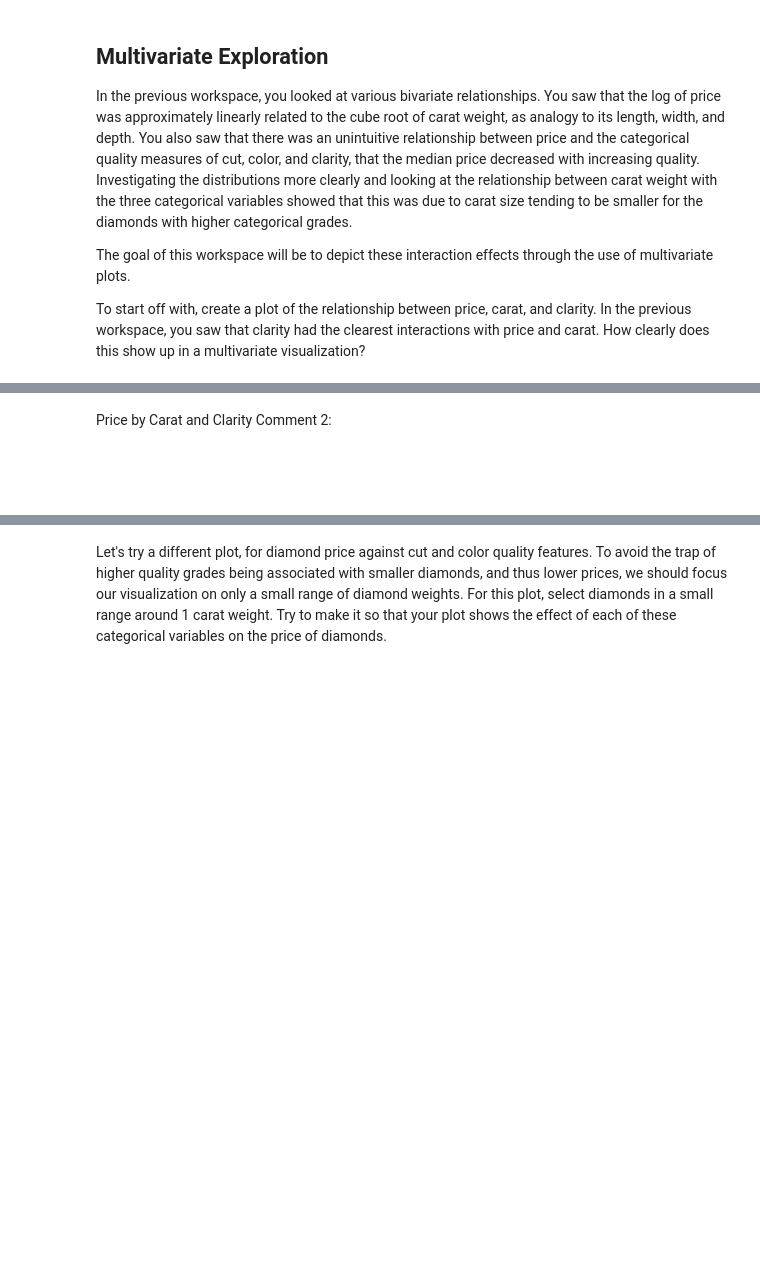
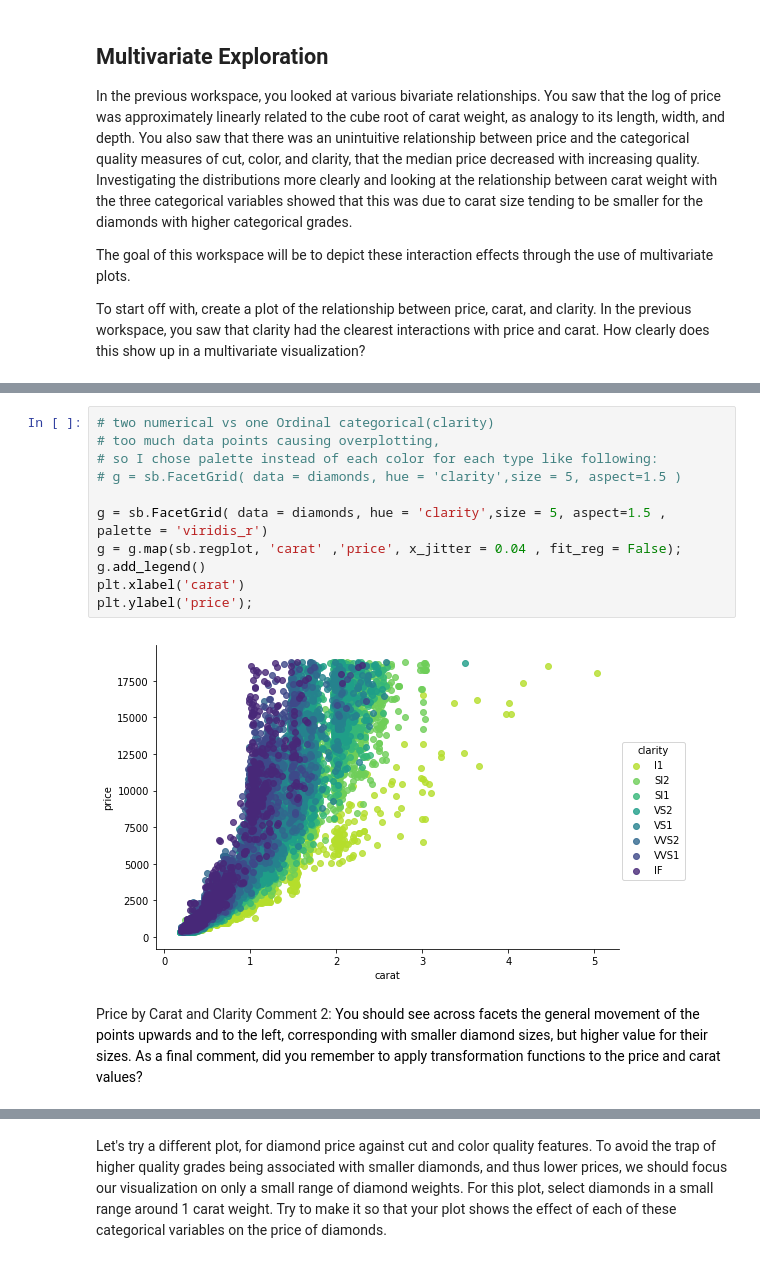
Before and after one commit to MarwaQabeel/Udacity-Data-Analyst-Nanodegree, a Jupyter notebook: Data Visualization/Visualization Case Study/Multivariate_Exploration.ipynb, the cells around one changed output, grey strips where cells are left out. Drawn from its saved outputs; the diff is of its cells as text; blank space fills up the shorter version.

```diff
--- a/Data Visualization/Visualization Case Study/Multivariate_Exploration.ipynb
+++ b/Data Visualization/Visualization Case Study/Multivariate_Exploration.ipynb
@@ -39,2 +47,15 @@ Price by Carat and Clarity Comment 1: <span style="color:white">With two numeric
+# %%
+# two numerical vs one Ordinal categorical(clarity)
+# too much data points causing overplotting,
+# so I chose palette instead of each color for each type like following:
+# g = sb.FacetGrid( data = diamonds, hue = 'clarity',size = 5, aspect=1.5 )
+
+g = sb.FacetGrid( data = diamonds, hue = 'clarity',size = 5, aspect=1.5 , palette = 'viridis_r')
+g = g.map(sb.regplot, 'carat' ,'price', x_jitter = 0.04 , fit_reg = False);
+g.add_legend()
+plt.xlabel('carat')
+plt.ylabel('price');
+# %% [output]
+[figure, added]
 # %% [markdown]
-Price by Carat and Clarity Comment 2: <span style="color:white">You should see across facets the general movement of the points upwards and to the left, corresponding with smaller diamond sizes, but higher value for their sizes. As a final comment, did you remember to apply transformation functions to the price and carat values?</span>
+Price by Carat and Clarity Comment 2: <span style="color:black">You should see across facets the general movement of the points upwards and to the left, corresponding with smaller diamond sizes, but higher value for their sizes. As a final comment, did you remember to apply transformation functions to the price and carat values?</span>
```
Also changed, not shown: parts of 9 cells of this notebook.
